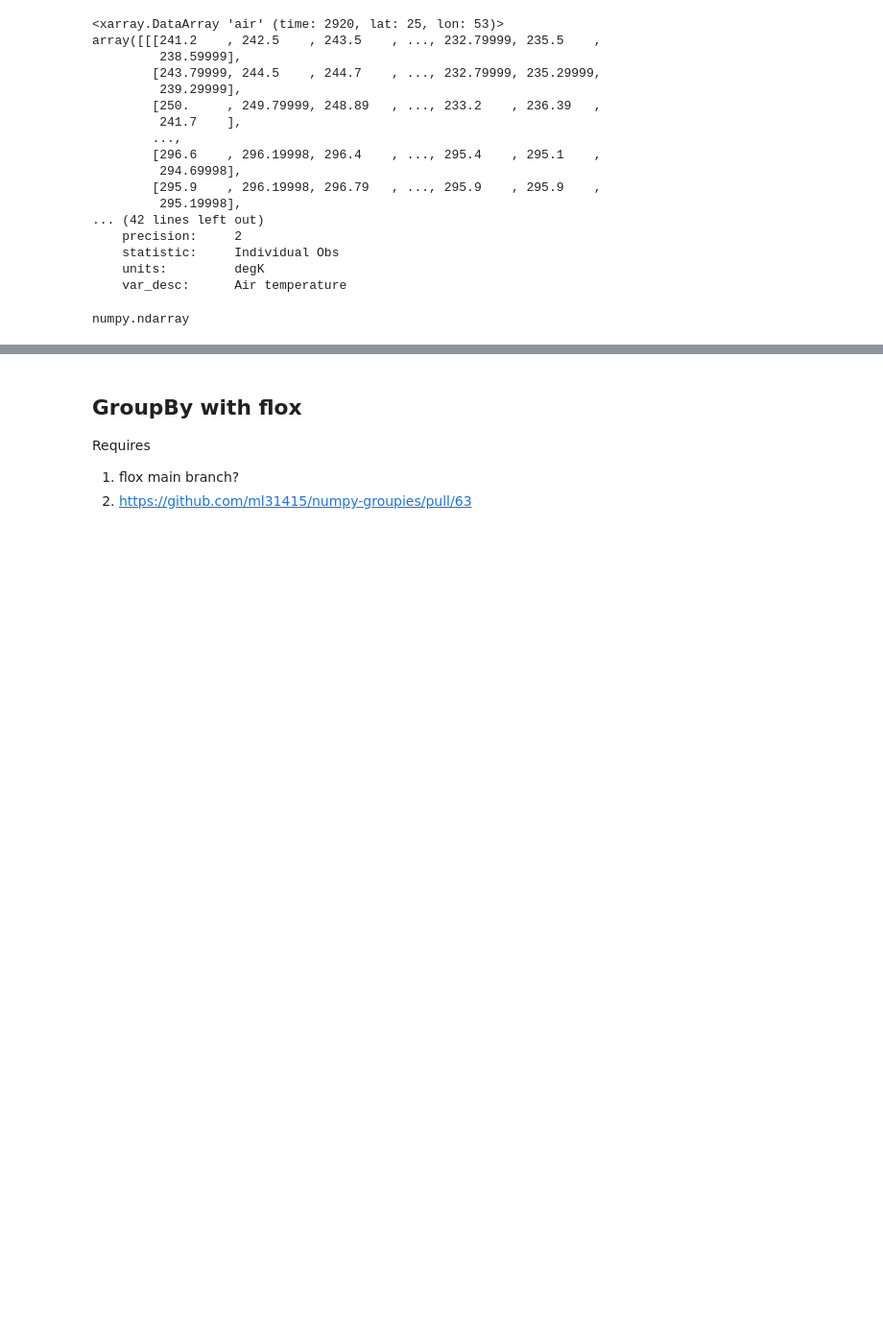
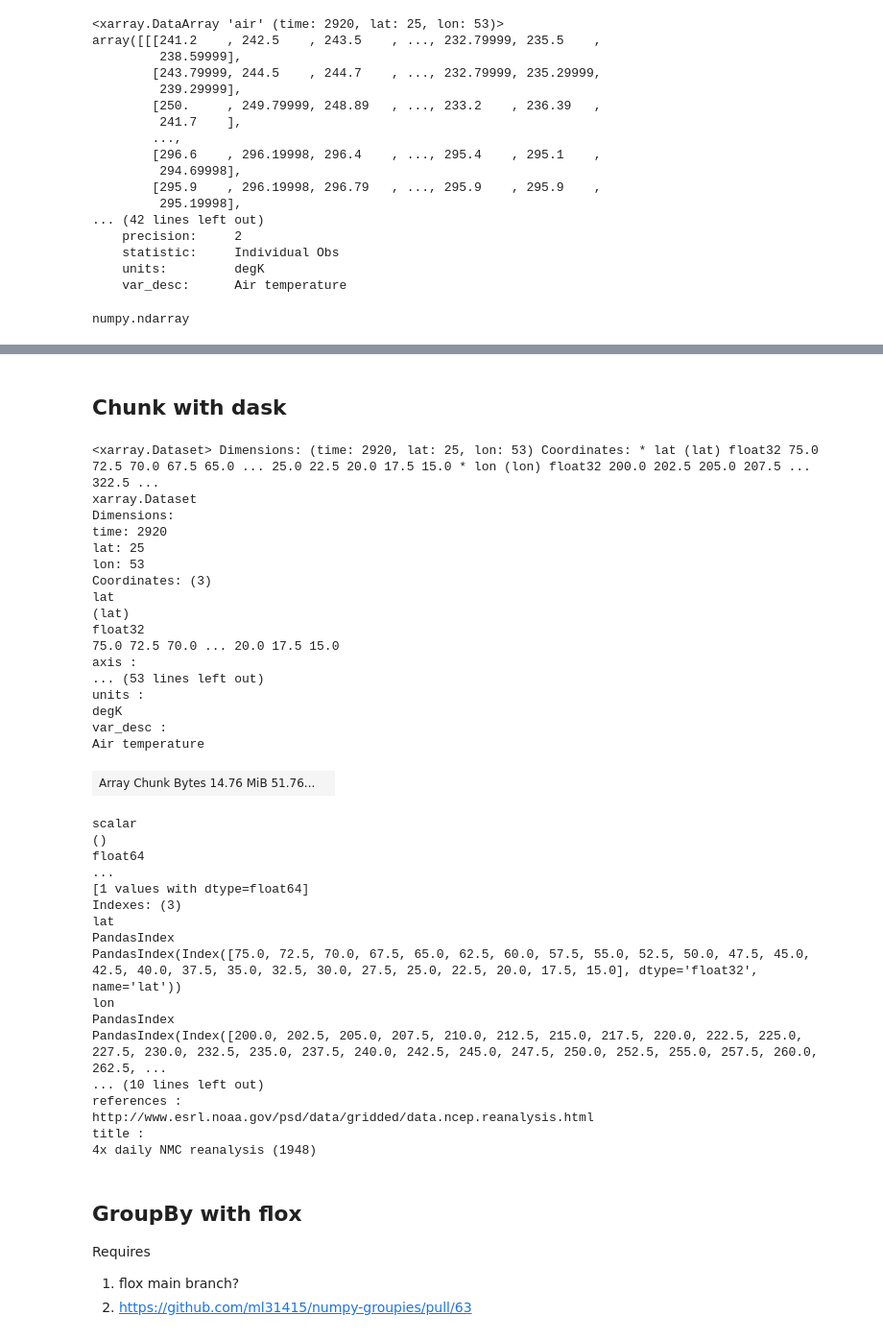
Before and after one commit to xarray-contrib/cupy-xarray, a Jupyter notebook: docs/kvikio.ipynb, the cells around one changed output, grey strips where cells are left out. Shown: that part at 96% size. Drawn from its saved outputs; the diff is of its cells as text; code cells hidden in the pictures; blank space fills up the shorter version.

```diff
--- a/docs/kvikio.ipynb
+++ b/docs/kvikio.ipynb
@@ -170,3 +225,43 @@ cupy._core.core.ndarray
+# %% [markdown]
+## Chunk with dask
+# %%
+ds.chunk(time=10)
+# %% [output]
+<xarray.Dataset> Dimensions: (time: 2920, lat: 25, lon: 53) Coordinates: * lat (lat) float32 75.0 72.5 70.0 67.5 65.0 ... 25.0 22.5 20.0 17.5 15.0 * lon (lon) float32 200.0 202.5 205.0 207.5 ... 322.5 ...
+xarray.Dataset
+Dimensions:
+time: 2920
+lat: 25
+lon: 53
+Coordinates: (3)
+lat
+(lat)
+float32
+75.0 72.5 70.0 ... 20.0 17.5 15.0
+axis :
+... (53 lines left out)
+units :
+degK
+var_desc :
+Air temperature
+| Array Chunk Bytes 14.76 MiB 51.76... |  |
+scalar
+()
+float64
+...
+[1 values with dtype=float64]
+Indexes: (3)
+lat
+PandasIndex
+PandasIndex(Index([75.0, 72.5, 70.0, 67.5, 65.0, 62.5, 60.0, 57.5, 55.0, 52.5, 50.0, 47.5, 45.0, 42.5, 40.0, 37.5, 35.0, 32.5, 30.0, 27.5, 25.0, 22.5, 20.0, 17.5, 15.0], dtype='float32', name='lat'))
+lon
+PandasIndex
+PandasIndex(Index([200.0, 202.5, 205.0, 207.5, 210.0, 212.5, 215.0, 217.5, 220.0, 222.5, 225.0, 227.5, 230.0, 232.5, 235.0, 237.5, 240.0, 242.5, 245.0, 247.5, 250.0, 252.5, 255.0, 257.5, 260.0, 262.5, ...
+... (10 lines left out)
+references :
+http://www.esrl.noaa.gov/psd/data/gridded/data.ncep.reanalysis.html
+title :
+4x daily NMC reanalysis (1948)
 # %% [markdown]
 ## GroupBy with flox
 
```
Also changed, not shown: parts of 13 cells of this notebook, 1 other file.
